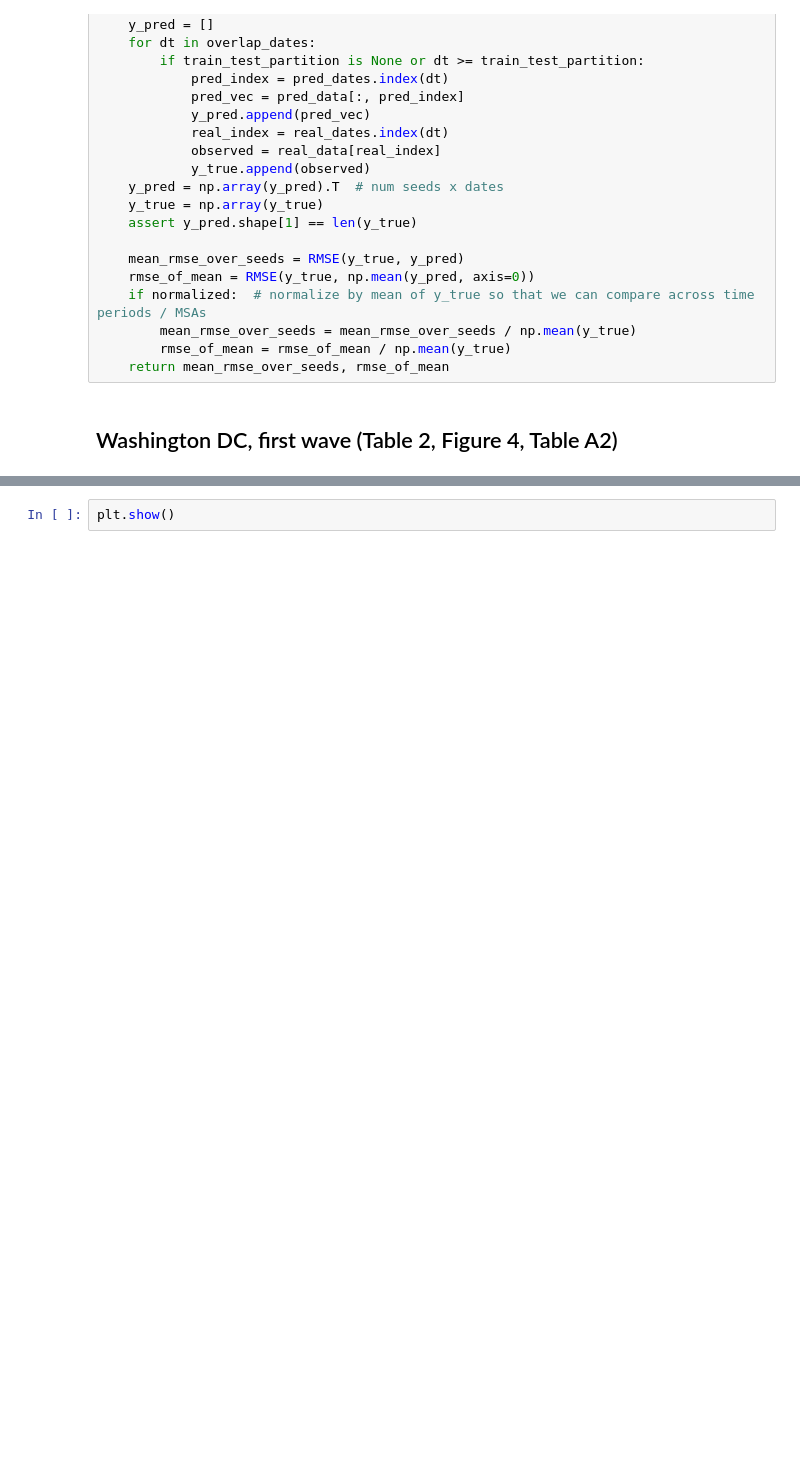
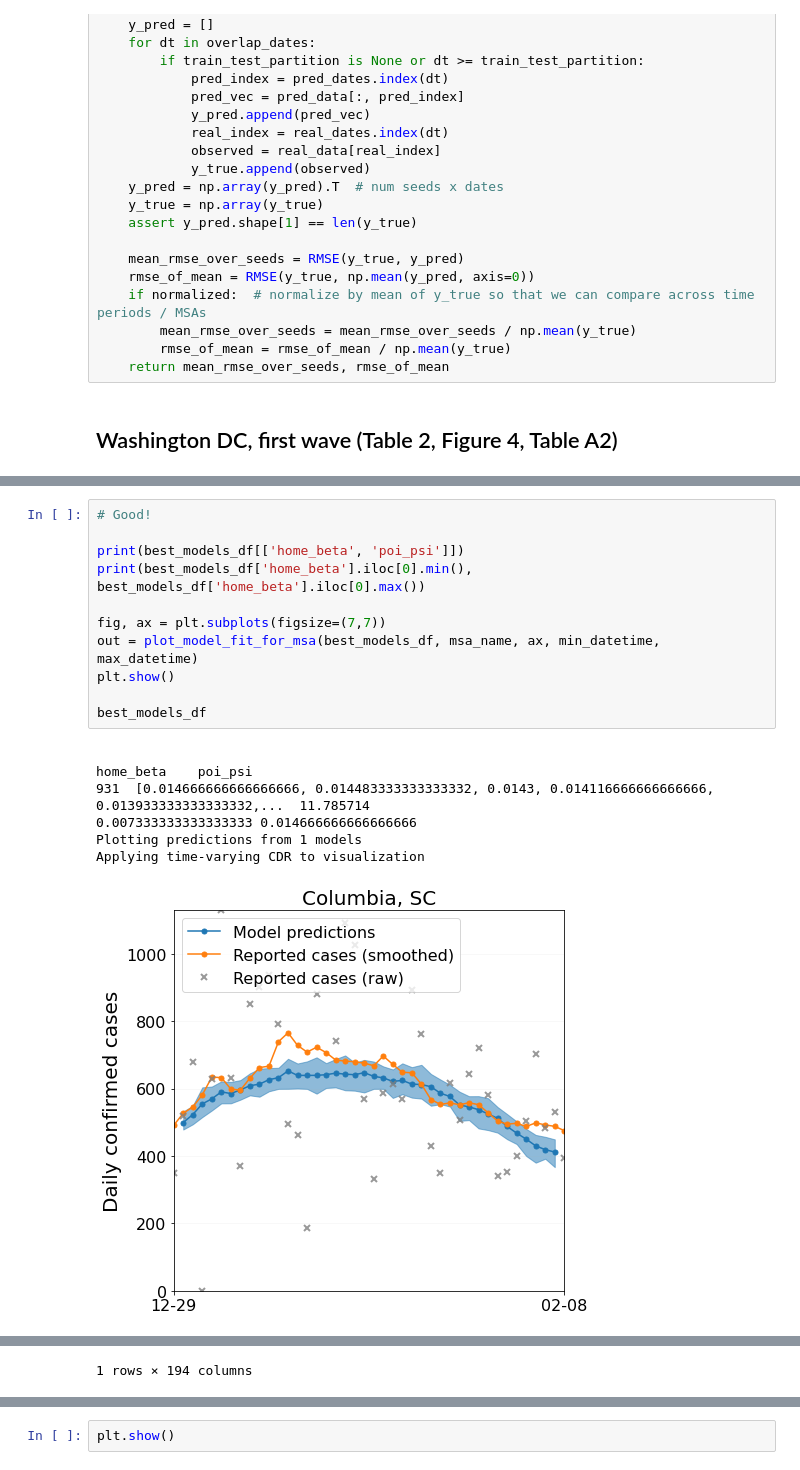
Before and after one commit to gladcolor/covid-mobility-tool, a Jupyter notebook: make_figures.ipynb, the cells around one changed output, grey strips where cells are left out. Drawn from its saved outputs; the diff is of its cells as text; blank space fills up the shorter version.

```diff
--- a/make_figures.ipynb
+++ b/make_figures.ipynb
@@ -274,0 +317,18 @@ Applying time-varying CDR to visualization
+# %%
+# Good!
+
+print(best_models_df[['home_beta', 'poi_psi']])
+print(best_models_df['home_beta'].iloc[0].min(), best_models_df['home_beta'].iloc[0].max())
+
+fig, ax = plt.subplots(figsize=(7,7))
+out = plot_model_fit_for_msa(best_models_df, msa_name, ax, min_datetime, max_datetime)
+plt.show()
+
+best_models_df
+# %% [output]
+                                                                                               home_beta    poi_psi
+931  [0.014666666666666666, 0.014483333333333332, 0.0143, 0.014116666666666666, 0.013933333333333332,...  11.785714
+0.007333333333333333 0.014666666666666666
+Plotting predictions from 1 models
+Applying time-varying CDR to visualization
+[figure, added]
@@ -274,0 +337 @@ Applying time-varying CDR to visualization
+1 rows × 194 columns
```
Also changed, not shown: parts of 19 cells of this notebook, 6 other files.
